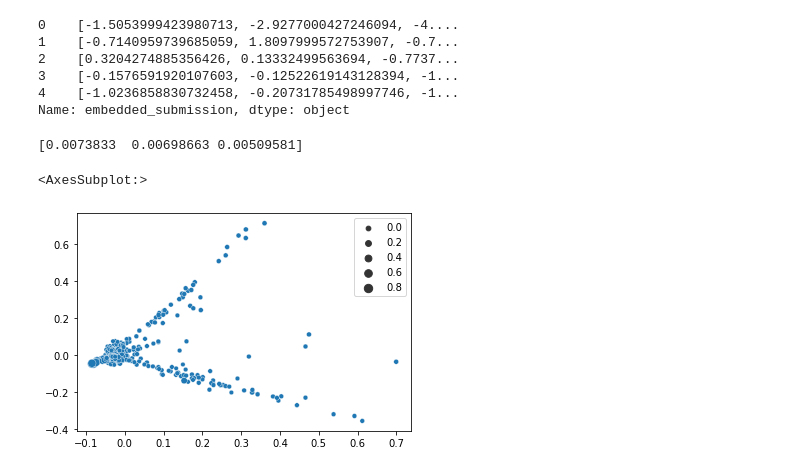
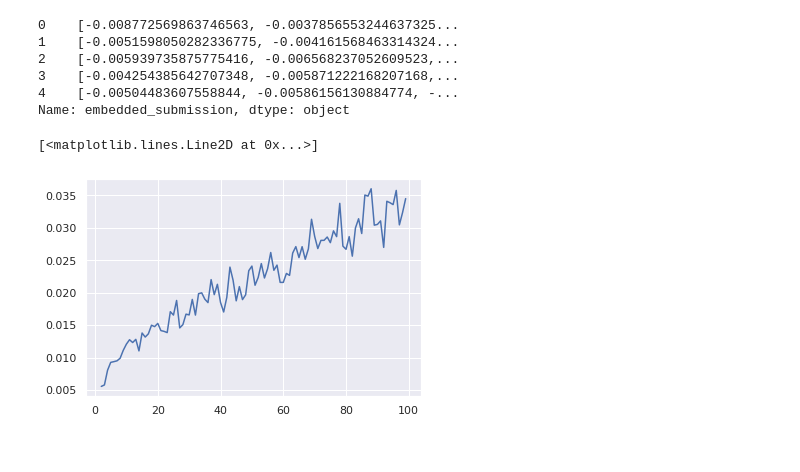
Before and after one commit to rima1005/AIR2022, a Jupyter notebook: notebooks/content_analysis.ipynb, the cells around one changed output. Saved outputs shown, nothing was run; the diff lists cells and outputs as text; code cells hidden in the pictures.

Commit message:
OpenAI embeddings retrieval and clustering

```diff
--- a/notebooks/content_analysis.ipynb
+++ b/notebooks/content_analysis.ipynb
@@ -51,38 +67,42 @@ embeddings.head()
 # %%
 def embedd_submissions(x):
-    sum = np.zeros(300)
+    sum = np.zeros(1536)
     if len(x) <= 0:
         return sum
     for token in x:
-        if token.lower() in embeddings.index:
-            sum += embeddings.loc[token.lower()][0]
+        if token.lower() in vectors.index:
+            sum += vectors.loc[token.lower()]['embedding'][0]
 
     return sum / len(x)
 
 df['embedded_submission'] = df[Utils.col_title_tokens].apply(embedd_submissions)
 df['embedded_submission'].head()
 # %% [output]
-0    [-1.5053999423980713, -2.9277000427246094, -4....
-1    [-0.7140959739685059, 1.8097999572753907, -0.7...
-2    [0.3204274885356426, 0.13332499563694, -0.7737...
-3    [-0.1576591920107603, -0.12522619143128394, -1...
-4    [-1.0236858830732458, -0.20731785498997746, -1...
+0    [-0.008772569863746563, -0.0037856553244637325...
+1    [-0.0051598050282336775, -0.004161568463314324...
+2    [-0.005939735875775416, -0.006568237052609523,...
+3    [-0.004254385642707348, -0.005871222168207168,...
+4    [-0.00504483607558844, -0.00586156130884774, -...
 Name: embedded_submission, dtype: object
-# %%
-from sklearn.decomposition import PCA
-import seaborn as sns
-
-
-pca = PCA(3)
-test = np.zeros((len(df),300))
-for docidx in range(len(df)):
-    test[docidx] = df['embedded_submission'][docidx]
-
-new_values = pca.fit_transform(X.toarray())
-print(pca.explained_variance_ratio_)
-
-sns.scatterplot(x=new_values[:,0], y=new_values[:,1], size=new_values[:,2])
-# %% [output]
-[0.0073833  0.00698663 0.00509581]
-<AxesSubplot:>
-[figure, removed]
+# %%
+from sklearn.decomposition import PCA
+import seaborn as sns
+
+#clustering with tfidf values
+
+tfidfs = X.toarray()
+cluster_range = range(2,100)
+scores = []
+
+for k in cluster_range:
+    model = KMeans(n_clusters=k)
+    fit = model.fit(tfidfs)
+    score = silhouette_score(X, model.labels_, metric='cosine')
+    scores.append(score)
+
+
+sns.set()
+plt.plot(cluster_range, scores)
+# %% [output]
+[<matplotlib.lines.Line2D at 0x...>]
+[figure, added]
```
Also changed, not shown: parts of 6 cells of this notebook, 5 other files.
